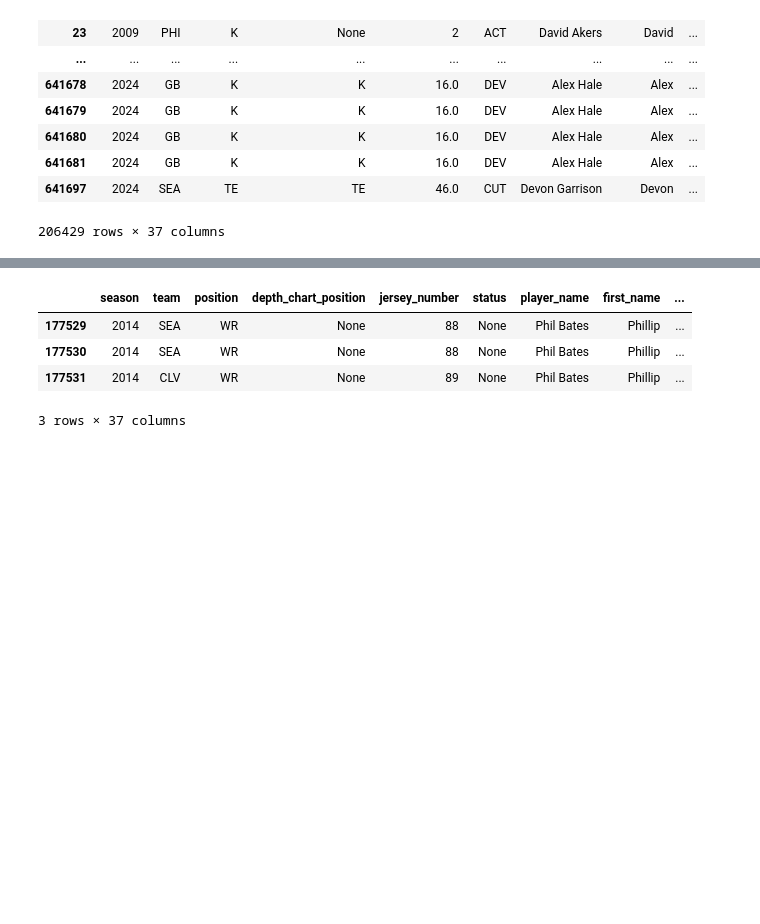
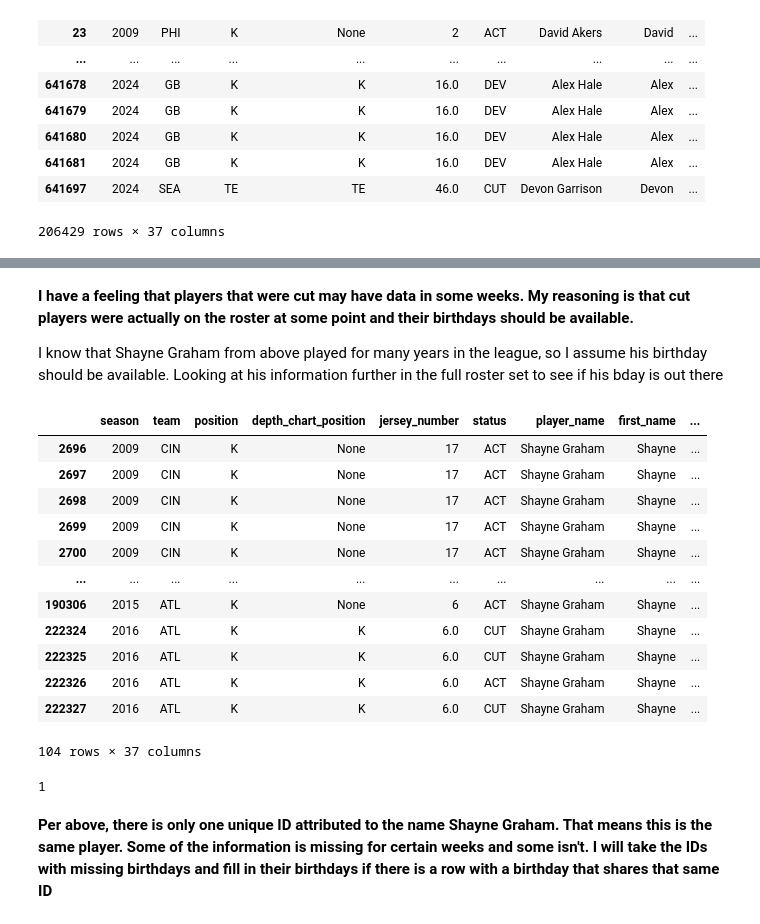
Before and after one commit to nicriv831/NFL-Injury-Risk, a Jupyter notebook: Initial_Run.ipynb, the cells around one changed output, grey strips where cells are left out. Drawn from its saved outputs; the diff is of its cells as text; code cells hidden in the pictures; blank space fills up the shorter version.

```diff
--- a/Initial_Run.ipynb
+++ b/Initial_Run.ipynb
@@ -261,8 +320,28 @@ ff_weekly
+# %% [markdown]
+**I have a feeling that players that were cut may have data in some weeks. My reasoning is that cut players were actually on the roster at some point and their birthdays should be available.**
+
+I know that Shayne Graham from above played for many years in the league, so I assume his birthday should be available. Looking at his information further in the full roster set to see if his bday is out there
 # %%
-ff_weekly[ff_weekly['player_name'] == 'Phil Bates']
+ff_weekly[ff_weekly['player_name'] == 'Shayne Graham']
 # %% [output]
 |  | season | team | position | depth_chart_position | jersey_number | status | player_name | first_name | ... |
-| 177529 | 2014 | SEA | WR | None | 88 | None | Phil Bates | Phillip | ... |
-| 177530 | 2014 | SEA | WR | None | 88 | None | Phil Bates | Phillip | ... |
-| 177531 | 2014 | CLV | WR | None | 89 | None | Phil Bates | Phillip | ... |
+| 2696 | 2009 | CIN | K | None | 17 | ACT | Shayne Graham | Shayne | ... |
+| 2697 | 2009 | CIN | K | None | 17 | ACT | Shayne Graham | Shayne | ... |
+| 2698 | 2009 | CIN | K | None | 17 | ACT | Shayne Graham | Shayne | ... |
+| 2699 | 2009 | CIN | K | None | 17 | ACT | Shayne Graham | Shayne | ... |
+| 2700 | 2009 | CIN | K | None | 17 | ACT | Shayne Graham | Shayne | ... |
+| ... | ... | ... | ... | ... | ... | ... | ... | ... | ... |
+| 190306 | 2015 | ATL | K | None | 6 | ACT | Shayne Graham | Shayne | ... |
+| 222324 | 2016 | ATL | K | K | 6.0 | CUT | Shayne Graham | Shayne | ... |
+| 222325 | 2016 | ATL | K | K | 6.0 | CUT | Shayne Graham | Shayne | ... |
+| 222326 | 2016 | ATL | K | K | 6.0 | ACT | Shayne Graham | Shayne | ... |
+| 222327 | 2016 | ATL | K | K | 6.0 | CUT | Shayne Graham | Shayne | ... |
-3 rows × 37 columns
+104 rows × 37 columns
+# %%
+# check to see if there are different Shayne Graham's for this player ID
+
+ff_weekly[ff_weekly['player_name'] == 'Shayne Graham']['esb_id'].nunique()
+# %% [output]
+1
+# %% [markdown]
+**Per above, there is only one unique ID attributed to the name Shayne Graham. That means this is the same player. Some of the information is missing for certain weeks and some isn't. I will take the IDs with missing birthdays and fill in their birthdays if there is a row with a birthday that shares that same ID**
```
Also changed, not shown: parts of 39 cells of this notebook, 1 other file.
